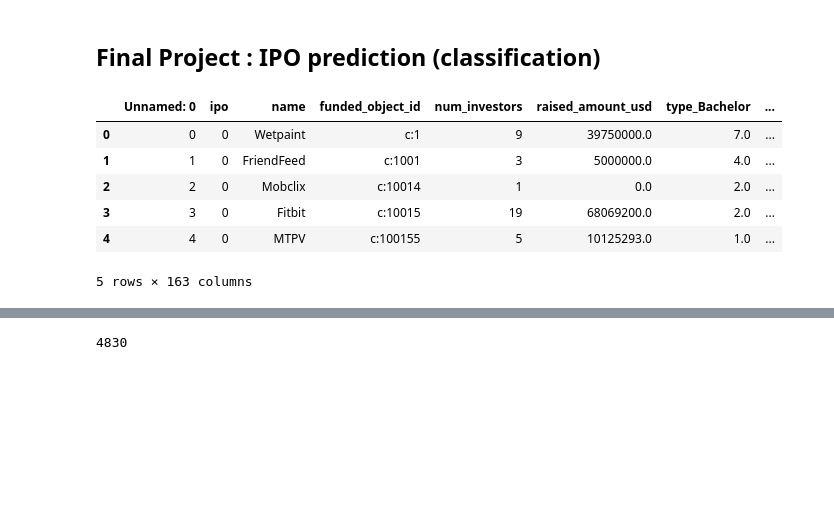
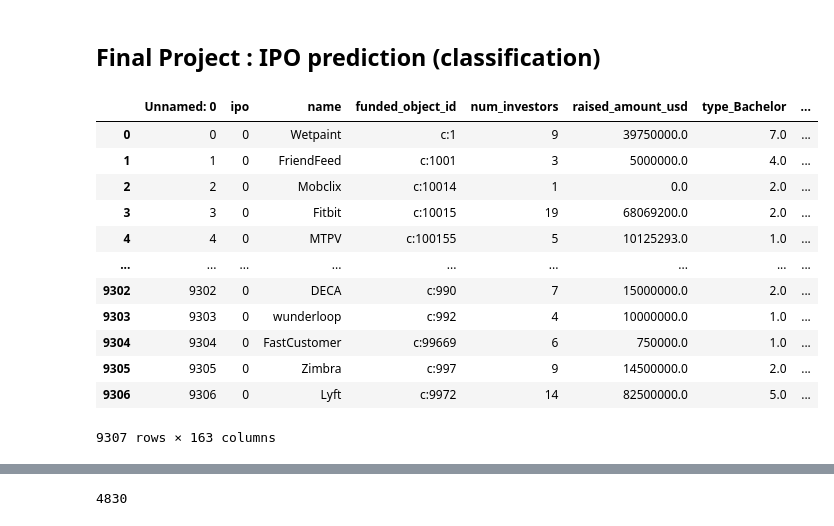
Before and after one commit to Mingxi-Huang/ORIE4740-FinalProject, a Jupyter notebook: classification_model.ipynb, the cells around one changed output, grey strips where cells are left out. Cells and saved outputs as stored; diff of their text form; code cells hidden in the pictures; blank space fills up the shorter version.

```diff
--- a/classification_model.ipynb
+++ b/classification_model.ipynb
@@ -15,16 +15,22 @@ from sklearn.ensemble import RandomForestClassifier
 from sklearn.linear_model import LogisticRegression
 # %%
 df = pd.read_csv("data_final.csv")
-df.head()
+df
 # print(df.columns)
 # %% [output]
 |  | Unnamed: 0 | ipo | name | funded_object_id | num_investors | raised_amount_usd | type_Bachelor | ... |
 | 0 | 0 | 0 | Wetpaint | c:1 | 9 | 39750000.0 | 7.0 | ... |
 | 1 | 1 | 0 | FriendFeed | c:1001 | 3 | 5000000.0 | 4.0 | ... |
 | 2 | 2 | 0 | Mobclix | c:10014 | 1 | 0.0 | 2.0 | ... |
 | 3 | 3 | 0 | Fitbit | c:10015 | 19 | 68069200.0 | 2.0 | ... |
 | 4 | 4 | 0 | MTPV | c:100155 | 5 | 10125293.0 | 1.0 | ... |
+| ... | ... | ... | ... | ... | ... | ... | ... | ... |
+| 9302 | 9302 | 0 | DECA | c:990 | 7 | 15000000.0 | 2.0 | ... |
+| 9303 | 9303 | 0 | wunderloop | c:992 | 4 | 10000000.0 | 1.0 | ... |
+| 9304 | 9304 | 0 | FastCustomer | c:99669 | 6 | 750000.0 | 1.0 | ... |
+| 9305 | 9305 | 0 | Zimbra | c:997 | 9 | 14500000.0 | 2.0 | ... |
+| 9306 | 9306 | 0 | Lyft | c:9972 | 14 | 82500000.0 | 5.0 | ... |
-5 rows × 163 columns
+9307 rows × 163 columns
 # %%
 df.drop(columns=['Unnamed: 0'], inplace=True)
 df
```
Also changed, not shown: parts of 18 cells of this notebook.
